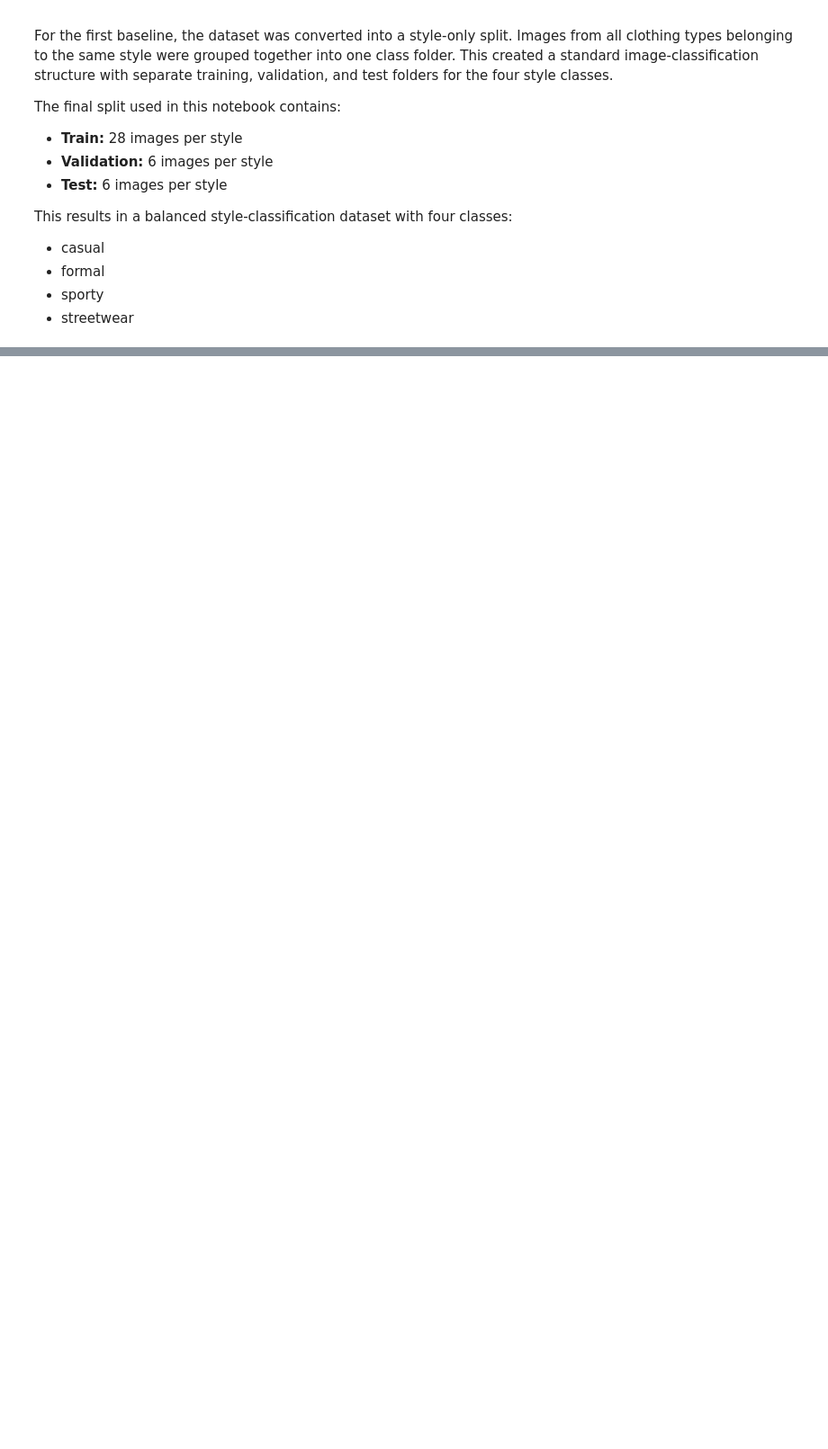
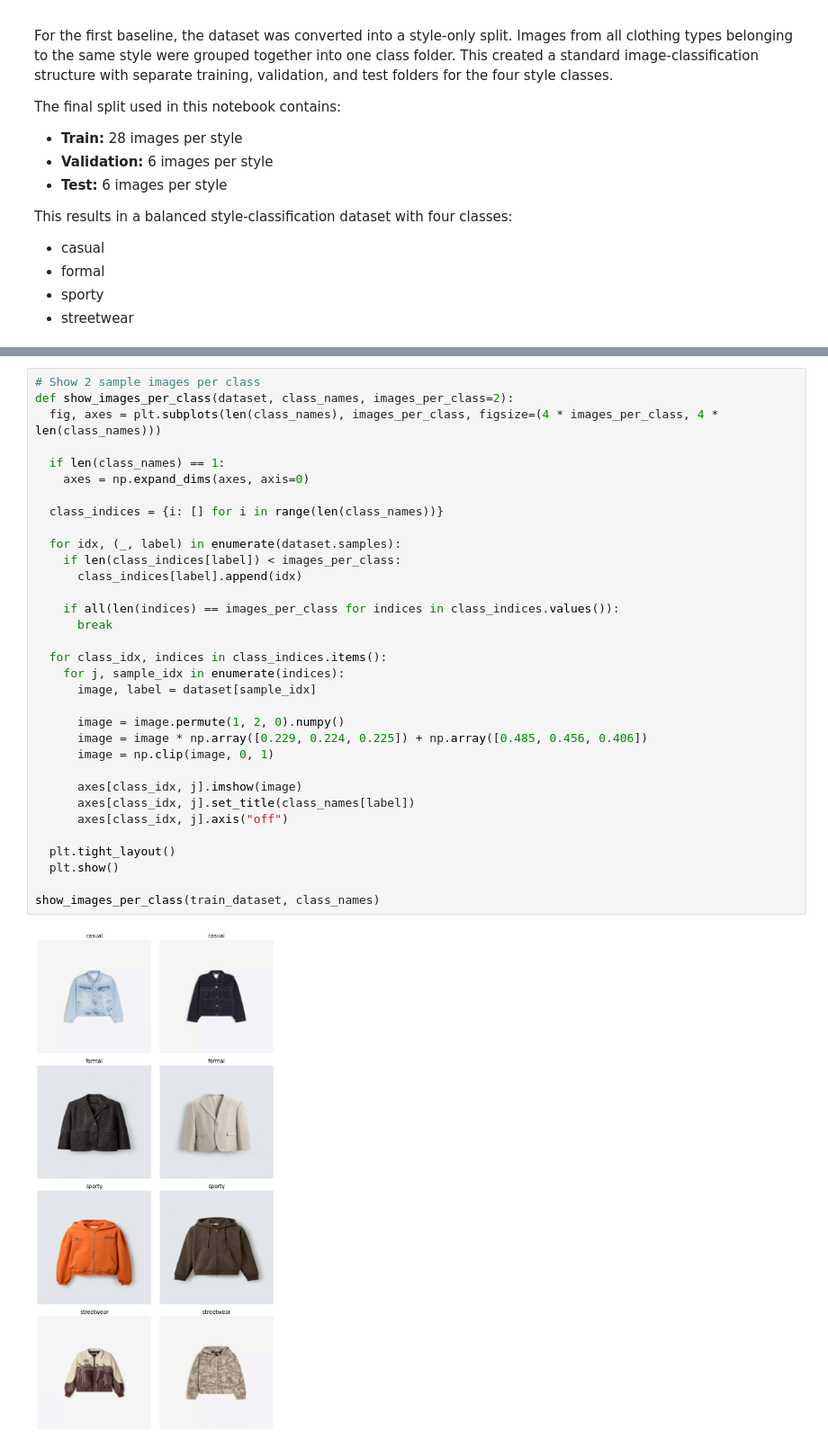
Before and after one commit to DimitarMalamski/outfit-recommendation-project, a Jupyter notebook: notebooks/01_fashion_style_classification_baseline.ipynb, the cells around one changed output, grey strips where cells are left out. Shown at 90% size. Drawn from its saved outputs; the diff is of its cells as text; blank space fills up the shorter version.

```diff
--- a/notebooks/01_fashion_style_classification_baseline.ipynb
+++ b/notebooks/01_fashion_style_classification_baseline.ipynb
@@ -135,0 +307,35 @@ This results in a balanced style-classification dataset with four classes:
+# %%
+# Show 2 sample images per class
+def show_images_per_class(dataset, class_names, images_per_class=2):
+  fig, axes = plt.subplots(len(class_names), images_per_class, figsize=(4 * images_per_class, 4 * len(class_names)))
+
+  if len(class_names) == 1:
+    axes = np.expand_dims(axes, axis=0)
+
+  class_indices = {i: [] for i in range(len(class_names))}
+
+  for idx, (_, label) in enumerate(dataset.samples):
+    if len(class_indices[label]) < images_per_class:
+      class_indices[label].append(idx)
+
+    if all(len(indices) == images_per_class for indices in class_indices.values()):
+      break
+
+  for class_idx, indices in class_indices.items():
+    for j, sample_idx in enumerate(indices):
+      image, label = dataset[sample_idx]
+
+      image = image.permute(1, 2, 0).numpy()
+      image = image * np.array([0.229, 0.224, 0.225]) + np.array([0.485, 0.456, 0.406])
+      image = np.clip(image, 0, 1)
+
+      axes[class_idx, j].imshow(image)
+      axes[class_idx, j].set_title(class_names[label])
+      axes[class_idx, j].axis("off")
+
+  plt.tight_layout()
+  plt.show()
+
+show_images_per_class(train_dataset, class_names)
+# %% [output]
+[figure, added]
```
Also changed, not shown: parts of 12 cells of this notebook, 1 other file.
